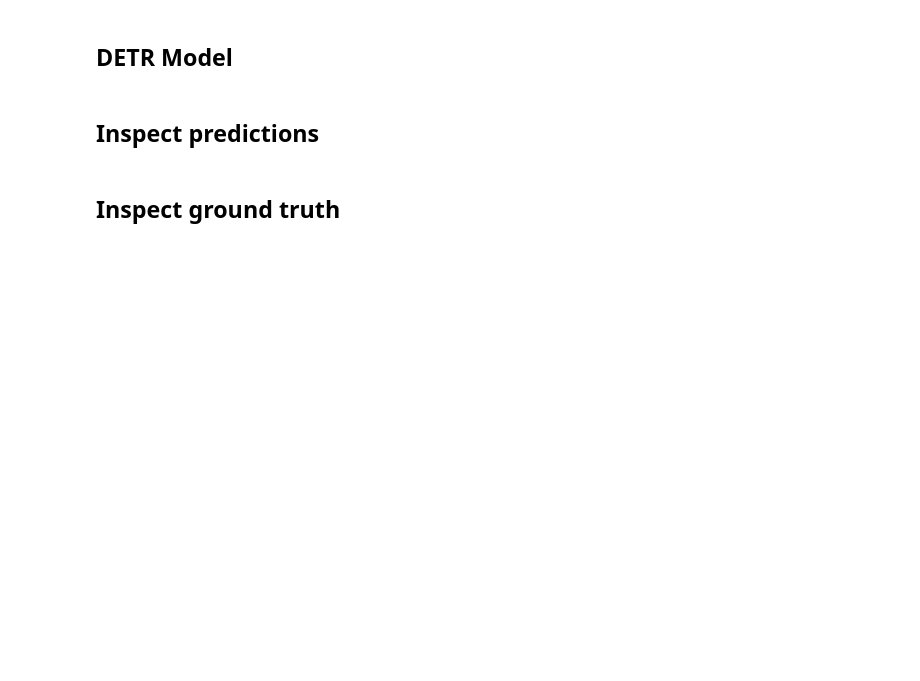
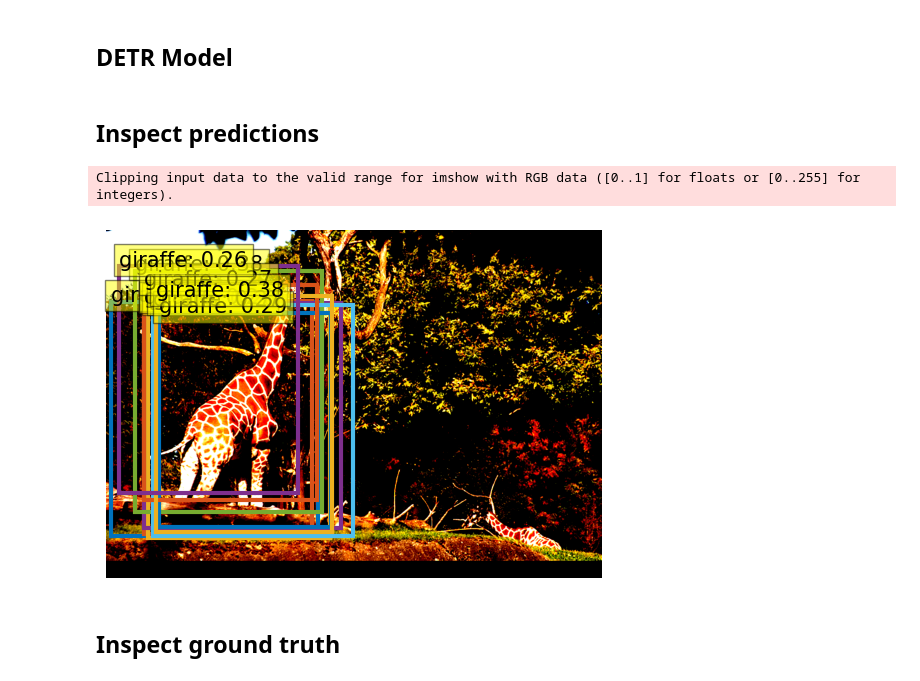
Before and after one commit to g1y5x3/bitlinear158-vision-transformers, a Jupyter notebook: train_demo.ipynb, the cells around one changed output. Saved outputs shown, nothing was run; the diff lists cells and outputs as text; code cells hidden in the pictures; blank space fills up the shorter version.

```diff
--- a/train_demo.ipynb
+++ b/train_demo.ipynb
@@ -52,6 +47,6 @@ TypeError: CocoDetection.__init__() missing 1 required positional argument: 'ret
 # %%
-# dataset_train       = build_dataset(image_set='train', args=args)
-sampler_train       = SequentialSampler(dataset)
-batch_sampler_train = BatchSampler(sampler_train, batch_size=16, drop_last=True)
-data_loader_train   = DataLoader(dataset, batch_sampler=batch_sampler_train, collate_fn=collate_fn, num_workers=1)
-batch_fetcher       = iter(data_loader_train)
+dataset = CocoDetection("/workspace/coco/train2017", "/workspace/coco/annotations/instances_train2017.json", transform_train, return_masks=False)
+sampler_train = SequentialSampler(dataset)
+batch_sampler_train = BatchSampler(sampler_train, batch_size=8, drop_last=True)
+data_loader_train = DataLoader(dataset, batch_sampler=batch_sampler_train, collate_fn=collate_fn, num_workers=1)
+batch_fetcher = iter(data_loader_train)
@@ -79,11 +79,11 @@ y = [{k: v.to(device) for k, v in t.items()} for t in y]
 from torch.utils.tensorboard import SummaryWriter
 writer = SummaryWriter()
 
-for epochs in range(1):
+for epochs in range(500):
   optimizer.zero_grad()
   with torch.amp.autocast(device_type="cuda", dtype=torch.float16):
-    outputs = model(x, x_mask)
-    loss = criterion(outputs, y)
+    outputs_logits, outputs_boxes = model(x, x_mask)
+    loss = criterion(outputs_logits, outputs_boxes, y)
 
   writer.add_scalar("Loss/train", loss, epochs)
 
@@ -105,13 +94,16 @@ print(prof.key_averages().table(sort_by="cuda_memory_usage", row_limit=-1))
 # %% [markdown]
 ## Inspect predictions
 # %%
-i = 3
+i = 1
 with torch.no_grad():
   h, w = y[i]["size"]
   im = x[i].cpu().numpy().transpose((1,2,0))
-  prob = outputs['pred_logits'][i,:].softmax(-1)[:, :-1]
+  prob = outputs_logits[i,:].softmax(-1)[:, :-1]
   keep = prob.max(-1).values > 0.25
-  plot_results(im, prob[keep], rescale_bboxes(outputs["pred_boxes"][i][keep,:], (w,h)))
+  plot_results(im, prob[keep], rescale_bboxes(outputs_boxes[i][keep,:], (w,h)))
+# %% [output]
+Clipping input data to the valid range for imshow with RGB data ([0..1] for floats or [0..255] for integers).
+[figure, added]
 # %% [markdown]
 ## Inspect ground truth
 # %%
```
Also changed, not shown: parts of 5 cells of this notebook, 2 other files.
